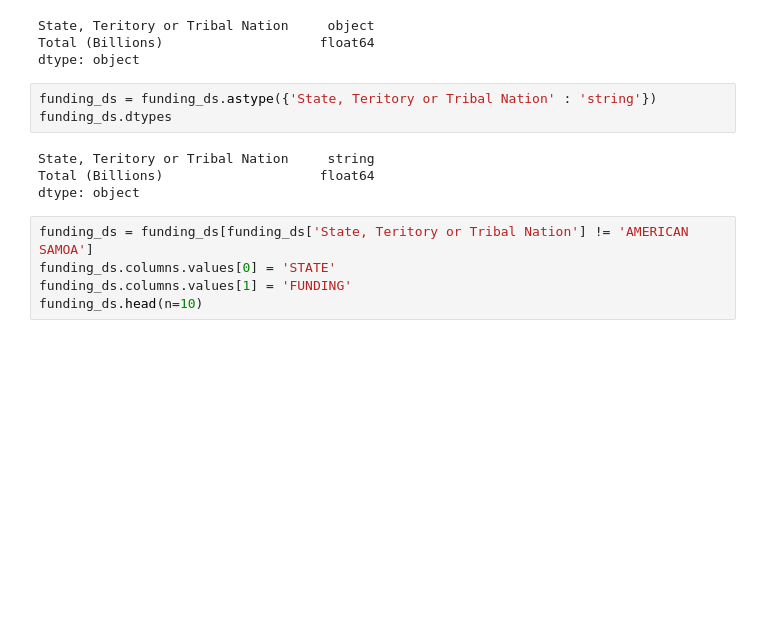
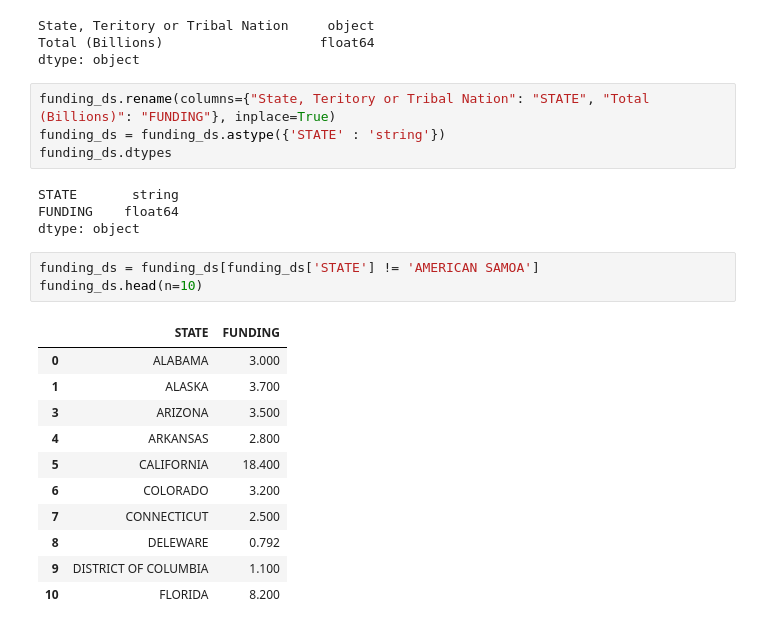
Before and after one commit to himalayahall/DATA608, a Jupyter notebook: Story 1/Story1.ipynb, the cells around one changed output. Cells and saved outputs as stored; diff of their text form; blank space fills up the shorter version.

```diff
--- a/Story 1/Story1.ipynb
+++ b/Story 1/Story1.ipynb
@@ -27,17 +26,28 @@ State, Teritory or Tribal Nation     object
 Total (Billions)                    float64
 dtype: object
 # %%
-funding_ds = funding_ds.astype({'State, Teritory or Tribal Nation' : 'string'})
+funding_ds.rename(columns={"State, Teritory or Tribal Nation": "STATE", "Total (Billions)": "FUNDING"}, inplace=True)
+funding_ds = funding_ds.astype({'STATE' : 'string'})
 funding_ds.dtypes
 # %% [output]
-State, Teritory or Tribal Nation     string
-Total (Billions)                    float64
+STATE       string
+FUNDING    float64
 dtype: object
 # %%
-funding_ds = funding_ds[funding_ds['State, Teritory or Tribal Nation'] != 'AMERICAN SAMOA']
-funding_ds.columns.values[0] = 'STATE'
-funding_ds.columns.values[1] = 'FUNDING'
+funding_ds = funding_ds[funding_ds['STATE'] != 'AMERICAN SAMOA']
 funding_ds.head(n=10)
+# %% [output]
+|  | STATE | FUNDING |
+| 0 | ALABAMA | 3.000 |
+| 1 | ALASKA | 3.700 |
+| 3 | ARIZONA | 3.500 |
+| 4 | ARKANSAS | 2.800 |
+| 5 | CALIFORNIA | 18.400 |
+| 6 | COLORADO | 3.200 |
+| 7 | CONNECTICUT | 2.500 |
+| 8 | DELEWARE | 0.792 |
+| 9 | DISTRICT OF COLUMBIA | 1.100 |
+| 10 | FLORIDA | 8.200 |
 # %%
 election2020_ds = pd.read_csv("https://raw.githubusercontent.com/himalayahall/DATA608/main/Story%201/2020_Presidential_Elections.csv", skip_blank_lines=True)
 election2020_ds.head(n = 5)
```
Also changed, not shown: parts of 14 cells of this notebook.
